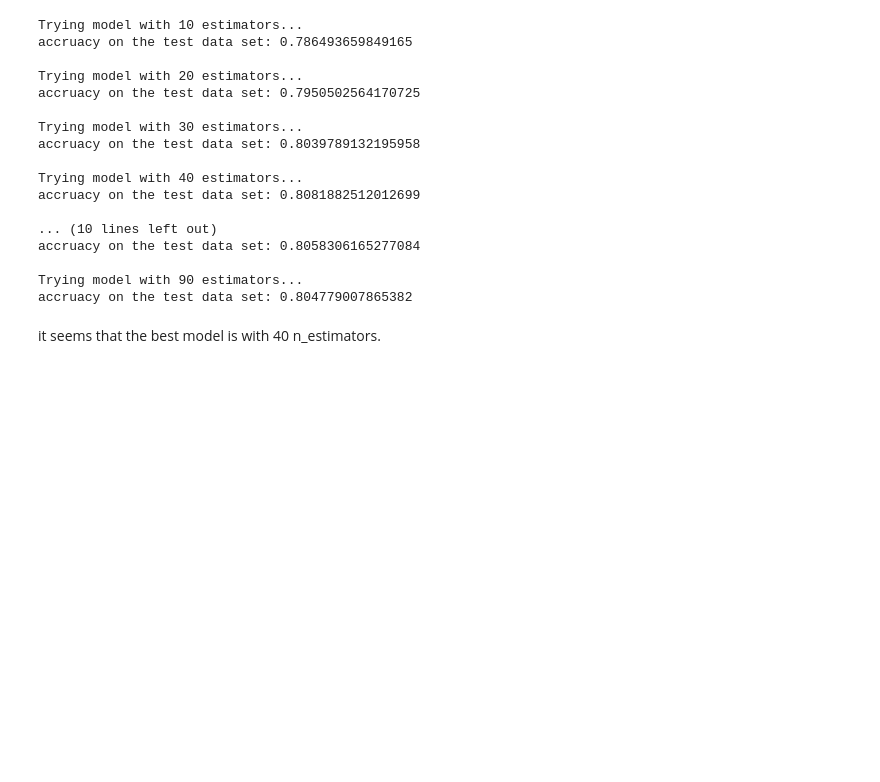
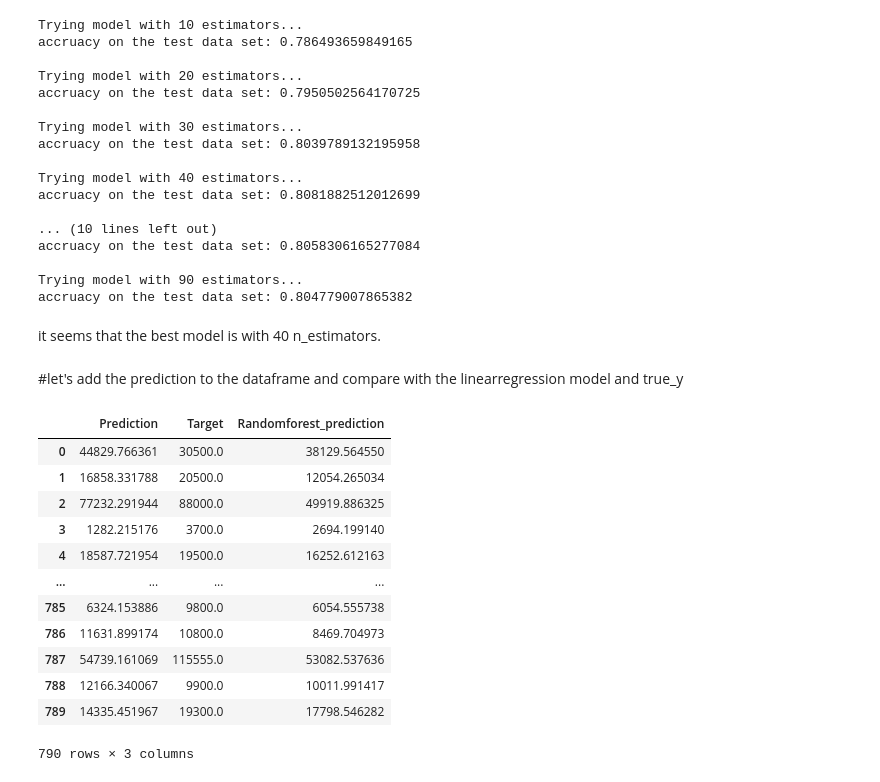
Before and after one commit to Poorya0071/Regression-machine-learning-and-deep-learning, a Jupyter notebook: car_price.ipynb, the cells around one changed output. Saved outputs shown, nothing was run; the diff lists cells and outputs as text; code cells hidden in the pictures; blank space fills up the shorter version.

```diff
--- a/car_price.ipynb
+++ b/car_price.ipynb
@@ -551,3 +551,25 @@ Trying model with 90 estimators...
 accruacy on the test data set: 0.804779007865382
 # %% [markdown]
 it seems that the best model is with 40 n_estimators.
+# %% [markdown]
+#let's add the prediction to the dataframe and compare with the linearregression model and true_y
+# %%
+y_pred_random_forest = regr.predict(x_test)
+# %%
+compare_df['Randomforest_prediction'] = np.exp(y_pred_random_forest)
+compare_df
+# now, we can see all results altogether.
+# %% [output]
+|  | Prediction | Target | Randomforest_prediction |
+| 0 | 44829.766361 | 30500.0 | 38129.564550 |
+| 1 | 16858.331788 | 20500.0 | 12054.265034 |
+| 2 | 77232.291944 | 88000.0 | 49919.886325 |
+| 3 | 1282.215176 | 3700.0 | 2694.199140 |
+| 4 | 18587.721954 | 19500.0 | 16252.612163 |
+| ... | ... | ... | ... |
+| 785 | 6324.153886 | 9800.0 | 6054.555738 |
+| 786 | 11631.899174 | 10800.0 | 8469.704973 |
+| 787 | 54739.161069 | 115555.0 | 53082.537636 |
+| 788 | 12166.340067 | 9900.0 | 10011.991417 |
+| 789 | 14335.451967 | 19300.0 | 17798.546282 |
+790 rows × 3 columns
```
